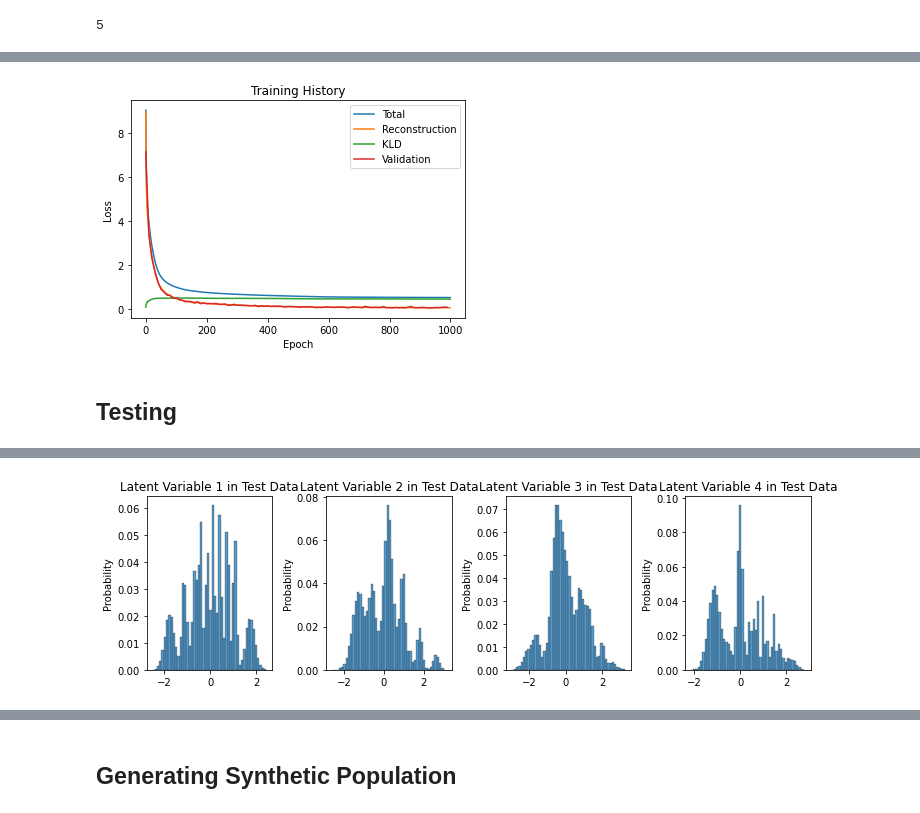
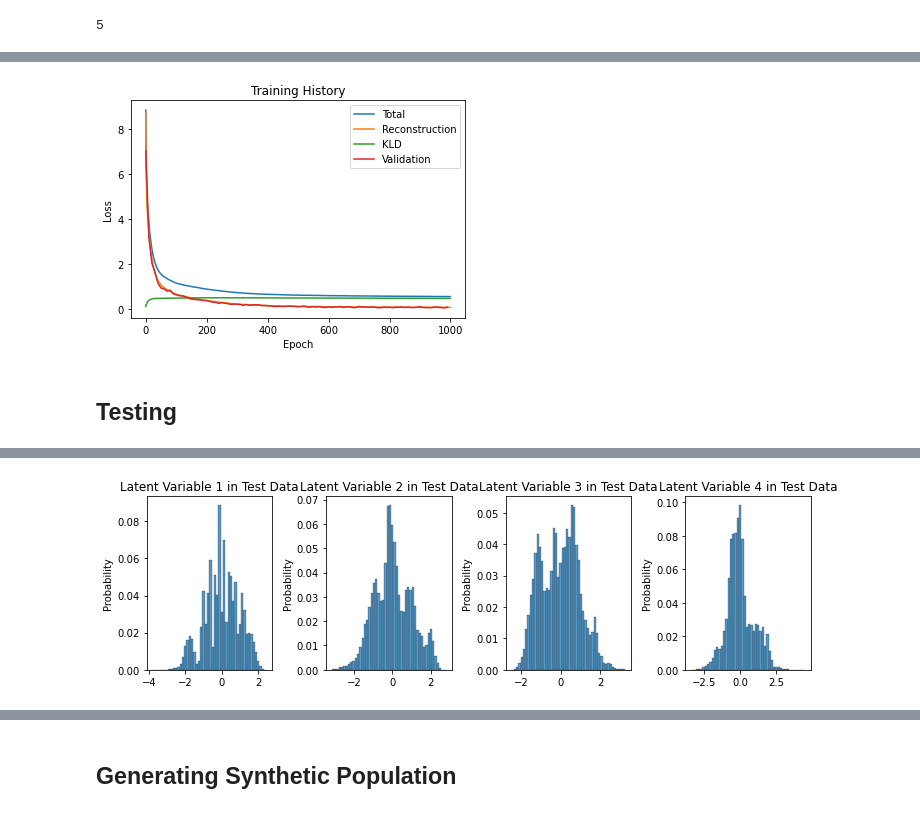
Before and after one commit to zackAemmer/generative_synthesis, a Jupyter notebook: household_synthesizer.ipynb, the cells around one changed output, grey strips where cells are left out. Saved outputs shown, nothing was run; the diff lists cells and outputs as text; code cells hidden in the pictures.

```diff
--- a/household_synthesizer.ipynb
+++ b/household_synthesizer.ipynb
@@ -33,10 +33,9 @@ pums_data = pums_data.dropna()
 print(f"Dataset n={len(pums_data)} post-cleaning")
 
 # Scale by the household-weights to get true population
-pums_data = pums_data.reindex(pums_data.index.repeat(pums_data['WGTP']))
+# pums_data = pums_data.reindex(pums_data.index.repeat(pums_data['WGTP']))
 pums_data = pums_data.drop('WGTP', axis=1)
-np.random.seed(420)
-pums_data = pums_data.sample(150000)
+# pums_data = pums_data.sample(150000)
 pums_data
 # %% [output]
 Dataset n=164836 pre-cleaning
@@ -131,8 +130,8 @@ class validationCallback(keras.callbacks.Callback):
             # Use random sample of 1000 from test data to validate the model
             idx = np.random.randint(test_data.shape[0], size=1000)
             val_data = test_data[idx]
-            results = vae.predict(val_data)
-            loss_cat = VAE.get_reconstruction_loss(val_data, results, CAT_LENGTHS)
+            results = vae_model.predict(val_data)
+            loss_cat = vae.get_reconstruction_loss(val_data, results, CAT_LENGTHS)
             val_loss.append(float(loss_cat))
 # %%
 def testModel(test_vae, latent_dim):
@@ -224,9 +213,9 @@ MANIFEST_DIM
 HH_IDX = len(CAT_LENGTHS)  # Number of household variables (used in CVAE)
 start_time = time.time()
 
-vae = VAE.VAE(MANIFEST_DIM, HIDDEN_DIM, LATENT_DIM, CAT_LENGTHS, HH_IDX, KL_WEIGHT)
-vae.compile(optimizer=keras.optimizers.Adam())
-history = vae.fit(train_data, epochs=EPOCHS, batch_size=BATCH_SIZE, callbacks=[validationCallback()])
+vae_model = vae.VAE(MANIFEST_DIM, HIDDEN_DIM, LATENT_DIM, CAT_LENGTHS, HH_IDX, KL_WEIGHT)
+vae_model.compile(optimizer=keras.optimizers.Adam())
+history = vae_model.fit(train_data, epochs=EPOCHS, batch_size=BATCH_SIZE, callbacks=[validationCallback()])
 
 train_time = (time.time()-start_time)
 print(train_time)
@@ -260,12 +256,12 @@ plt.xlabel("Epoch")
 plt.legend(["Total","Reconstruction","KLD","Validation"], loc="upper right")
 plt.show()
 # %% [output]
-[figure, old version]
+[figure, new version]
 # %% [markdown]
 ## Testing
 # %%
 # Get latent vars from the encoder; feed to decoder and get sampled manifest variables
-z_mean, z_logvar, z = vae.encoder.predict(test_data[:,:MANIFEST_DIM])
+z_mean, z_logvar, z = vae_model.encoder.predict(test_data[:,:MANIFEST_DIM])
 
 # Show distributions of the resulting variables
 fig, axes = plt.subplots(nrows=1, ncols=LATENT_DIM, figsize=(10,3))
@@ -278,3 +275,3 @@ for i in range(LATENT_DIM):
-[figure, old version]
+[figure, new version]
 # %%
 # Draw predictions from test data
```
Also changed, not shown: parts of 14 cells of this notebook, 6 other files.
